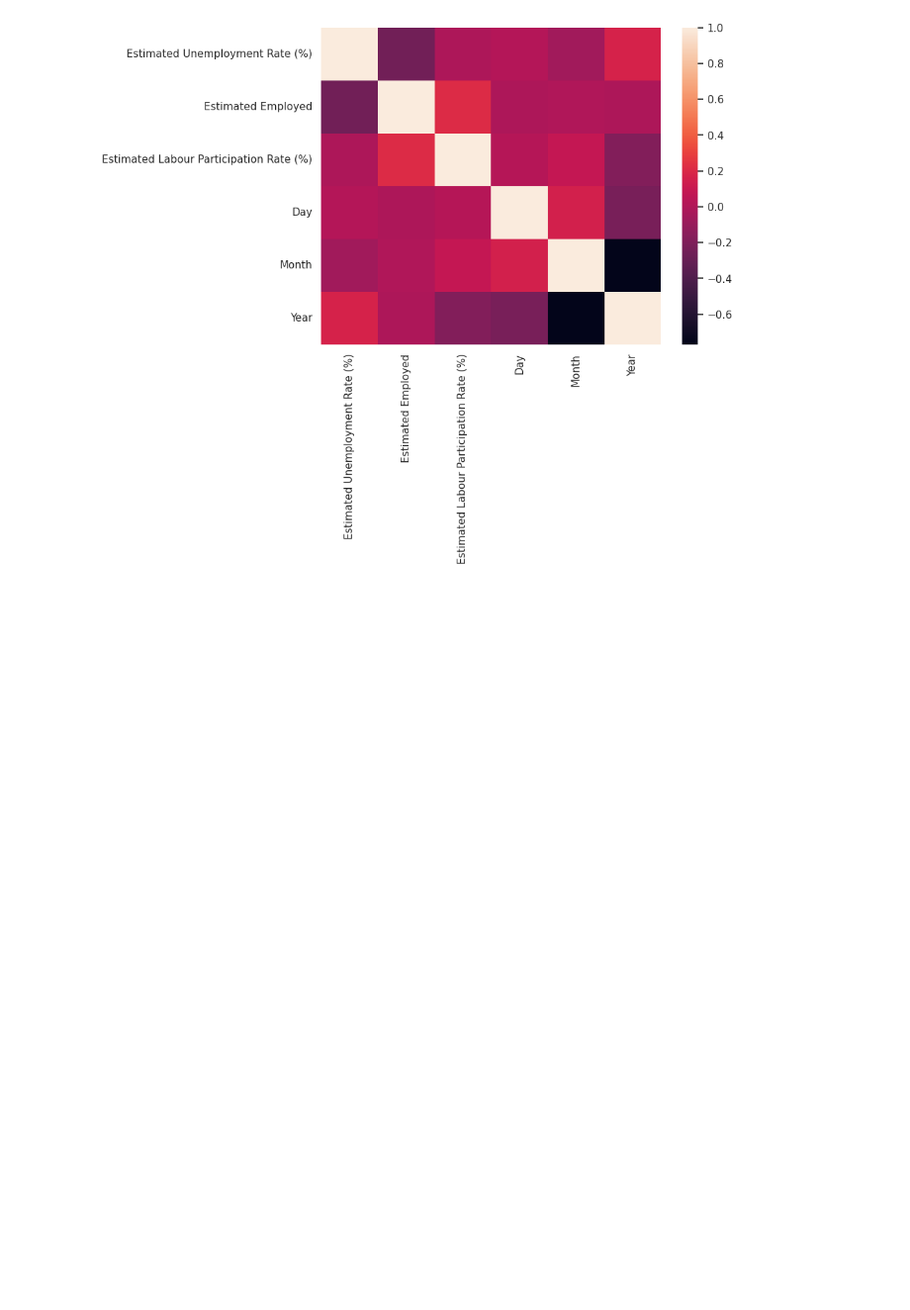
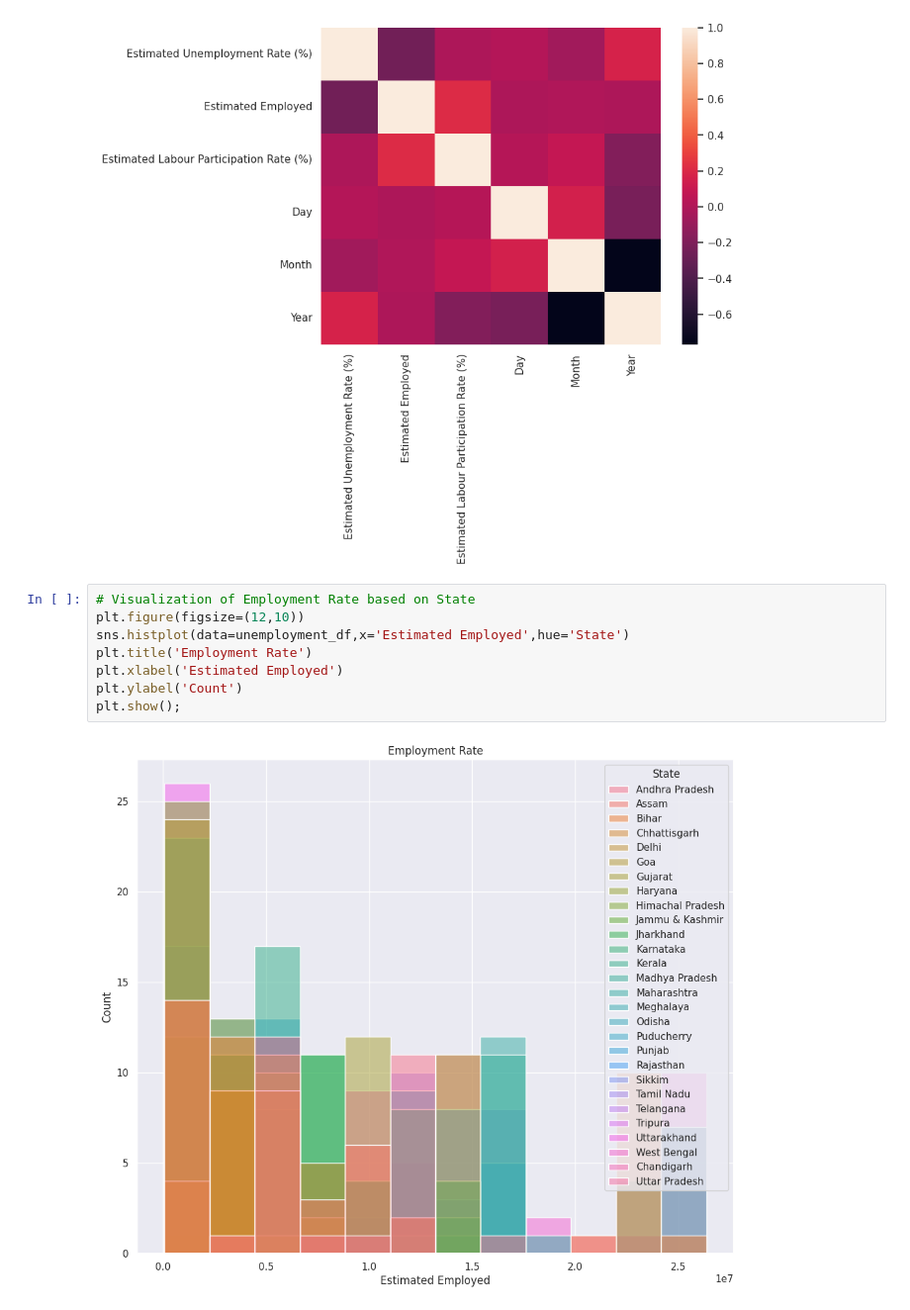
Before and after one commit to gazizovaa/CodeAlpha_Unemployment-_Analysis, a Jupyter notebook: CodeAlpha_Unemployment_Analysis.ipynb, the cells around one changed output. Shown at 99% size. Cells and saved outputs as stored; diff of their text form; blank space fills up the shorter version.

Commit message:
created visualizations with varios plots

```diff
--- a/CodeAlpha_Unemployment_Analysis.ipynb
+++ b/CodeAlpha_Unemployment_Analysis.ipynb
@@ -273,3 +273,13 @@ sns.heatmap(unemployment_corr)
 plt.show();
 # %% [output]
 [figure]
+# %%
+# Visualization of Employment Rate based on State
+plt.figure(figsize=(12,10))
+sns.histplot(data=unemployment_df,x='Estimated Employed',hue='State')
+plt.title('Employment Rate')
+plt.xlabel('Estimated Employed')
+plt.ylabel('Count')
+plt.show();
+# %% [output]
+[figure, added]
```
Also changed, not shown: parts of 5 cells of this notebook.
